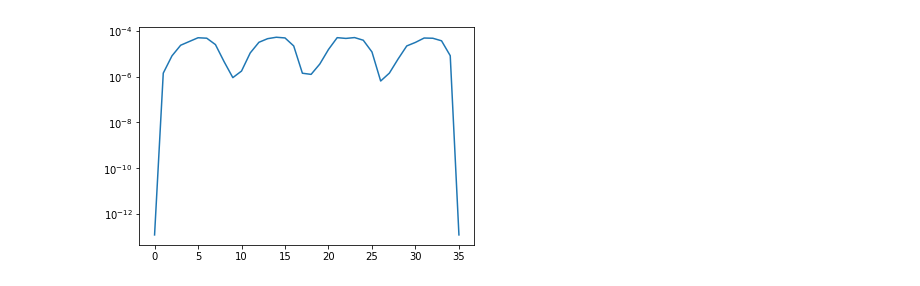
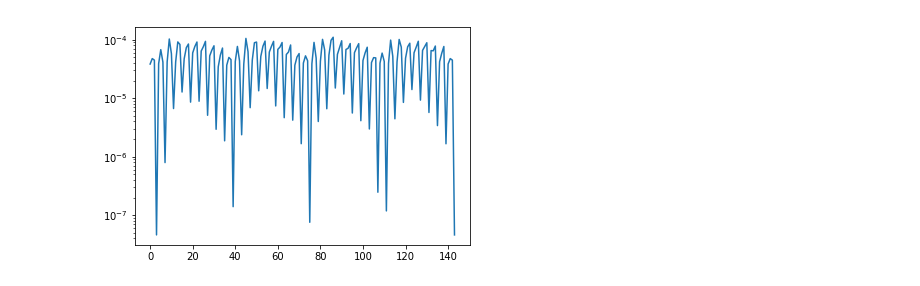
Before and after one commit to oschuett/pao_ml_equivar, a Jupyter notebook: keras_pao.ipynb, the cells around one changed output. Saved outputs shown, nothing was run; the diff lists cells and outputs as text; code cells hidden in the pictures.

Commit message:
It trains

```diff
--- a/keras_pao.ipynb
+++ b/keras_pao.ipynb
@@ -34,9 +34,6 @@ def Y_l(r, l):
         result[2] = pf * x
         return result
     elif l == 2:
-        x = r[..., 0]
-        y = r[..., 1]
-        z = r[..., 2]
         result = np.zeros(5)
         # m = 2
         pf = np.sqrt(15.0 / (16.0 * np.pi))
@@ -146,10 +182,8 @@ def build_dataset(kind_name, max_l):
         for iatom in range(natoms):
             if atom2kind[iatom] == kind_name:
                 initial_channels = convolute(coords, atom2kind, iatom, max_l)
-                #TODO: combinations not yet equivariant
-                #comb_channels = combinations(initial_channels, max_l)
-                #sample = Sample(comb_channels, xblocks[iatom], iatom, coords)
-                sample = Sample(initial_channels, xblocks[iatom], iatom, coords)
+                comb_channels = combinations(initial_channels, max_l)
+                sample = Sample(comb_channels, xblocks[iatom], iatom, coords)
                 samples.append(sample)
 
     print("\nDataset for: ", kind_name)
@@ -177,14 +211,13 @@ p channels:  10
 d channels:  0
 # %%
+#TODO implement custom layer instead of Dense + Lambda:
 def contract(args):
     assert len(args) == 2
     coeffs = args[0]
     channels = args[1]
     return tf.reduce_sum(coeffs[...,None,:] * channels, axis=-1)
 
-#TODO implement custom layer instead of Dense + Lambda:
-
-def build_model(first_sample, pao_basis_size, prim_basis_shells, num_hidden_layers):
+def build_model(first_sample, pao_basis_size, prim_basis_shells, num_hidden_layers, hidden_layers_width):
 
     prim_basis_size = sum([(2*l+1)*n for l, n in enumerate(prim_basis_shells)])
     num_p_channels = len(first_sample.p_channel_list)
@@ -198,7 +231,7 @@ def build_model(first_sample, pao_basis_size, prim_basis_shells, num_hidden_laye
     #TODO: add more hidden layers
     hidden_out = s_input
     for i in range(num_hidden_layers):
-        hidden_out = layers.Dense(8, activation='softmax', name=f"hidden_layer_{i}")(hidden_out)
+        hidden_out = layers.Dense(hidden_layers_width, activation='softmax', name=f"hidden_layer_{i}")(hidden_out)
 
     pao_output = []
     for i in range(pao_basis_size):
@@ -212,14 +245,11 @@ def build_model(first_sample, pao_basis_size, prim_basis_shells, num_hidden_laye
                     p_coeffs = layers.Dense(num_p_channels, name="coeffs_"+name)(hidden_out)
                     contract_layer = layers.Lambda(contract, name="contr_"+name)
                     p_out = contract_layer([p_coeffs, p_input])
-#                     p_out = layers.Lambda(lambda x: tf.zeros_like(x[...,0]))(p_input)
-#                     p_out = layers.Lambda(lambda x: tf.reduce_sum(x, axis=-1))(p_input)
                     pao_output.append(p_out)
                 elif l == 2:
                     d_coeffs = layers.Dense(num_d_channels, name="coeffs_"+name)(hidden_out)
                     contract_layer = layers.Lambda(contract, name="contr_"+name)
                     d_out = contract_layer([d_coeffs, d_input])
-                    #d_out = layers.Lambda(lambda x:tf.zeros_like(x[...,0]))(d_input)
                     pao_output.append(d_out)
                 else:
                     raise Exception("Not implemented")
@@ -232,7 +262,7 @@ def build_model(first_sample, pao_basis_size, prim_basis_shells, num_hidden_laye
     #model.summary()
     return(model)
 
-H_model = build_model(H_dataset[0], pao_basis_size, prim_basis_shells['H'], num_hidden_layers=2)
+H_model = build_model(H_dataset[0], pao_basis_size, prim_basis_shells['H'], num_hidden_layers=5, hidden_layers_width=4)
 #O_model = build_model(O_dataset[0], pao_basis_size, prim_basis_shells['O'])
 # %%
 def loss_function(xblock_true, xblock_pred):
@@ -252,7 +282,7 @@ class TrainingLogger(keras.callbacks.Callback):
         if self.epoch_counter % 50 == 0:
             print("Epoch: {} Loss: {}".format(self.epoch_counter, logs['loss']))
 
-H1_dataset = [s for s in H_dataset if s.iatom==1]
-x_train, y_train = samples2xy(H1_dataset[0:1])
-H_model.fit(x_train, y_train, epochs=500, verbose=0, callbacks=[TrainingLogger()]);
+#H1_dataset = [s for s in H_dataset if s.iatom==1]
+x_train, y_train = samples2xy(H_dataset[0:4])
+H_model.fit(x_train, y_train, epochs=1000, verbose=0, callbacks=[TrainingLogger()]);
 # %% [output]
@@ -269,15 +309,14 @@ Epoch: 500 Loss: 6.823639147213872e-14
 # %%
 losses = []
-for s in H1_dataset:
+for s in H_dataset:
     x_test, y_test = samples2xy([s])
     loss = H_model.evaluate(x_test, y_test, verbose=0)
-#    print("Test loss:", loss)
     losses.append(loss)
 
 plt.yscale('log')
 plt.plot(losses);
 # %% [output]
-[figure, old version]
+[figure, new version]
 # %%
 x_test, y_test = samples2xy(H1_dataset[16:17])
 print(H_model.predict(x_test)[0,0,:])
```
Also changed, not shown: parts of 11 cells of this notebook.
